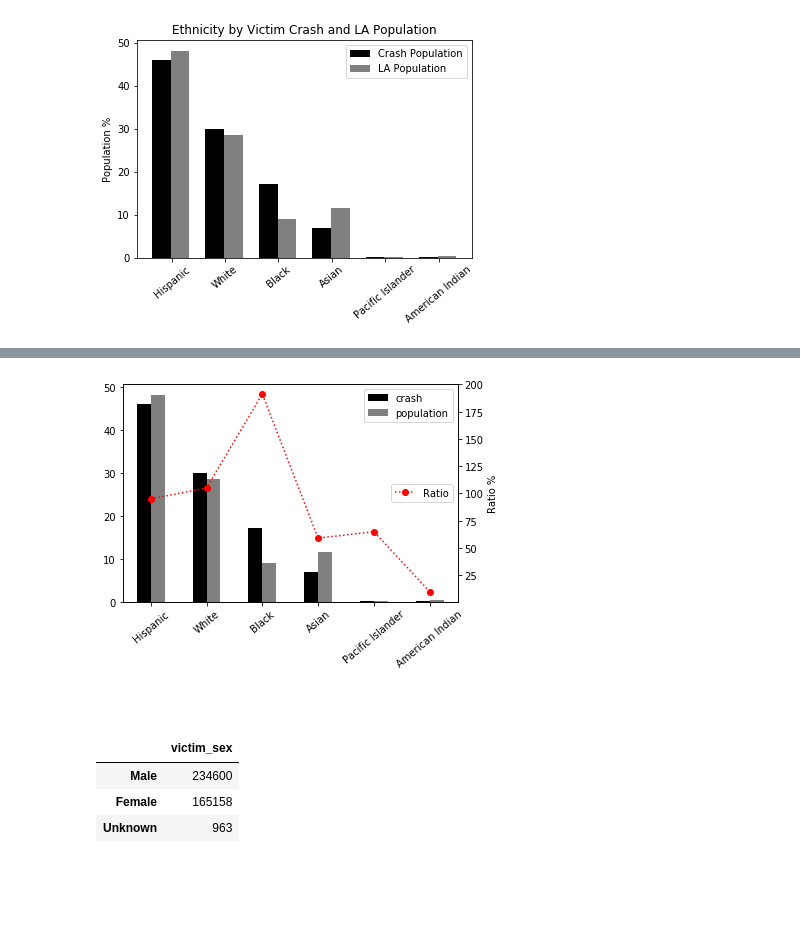
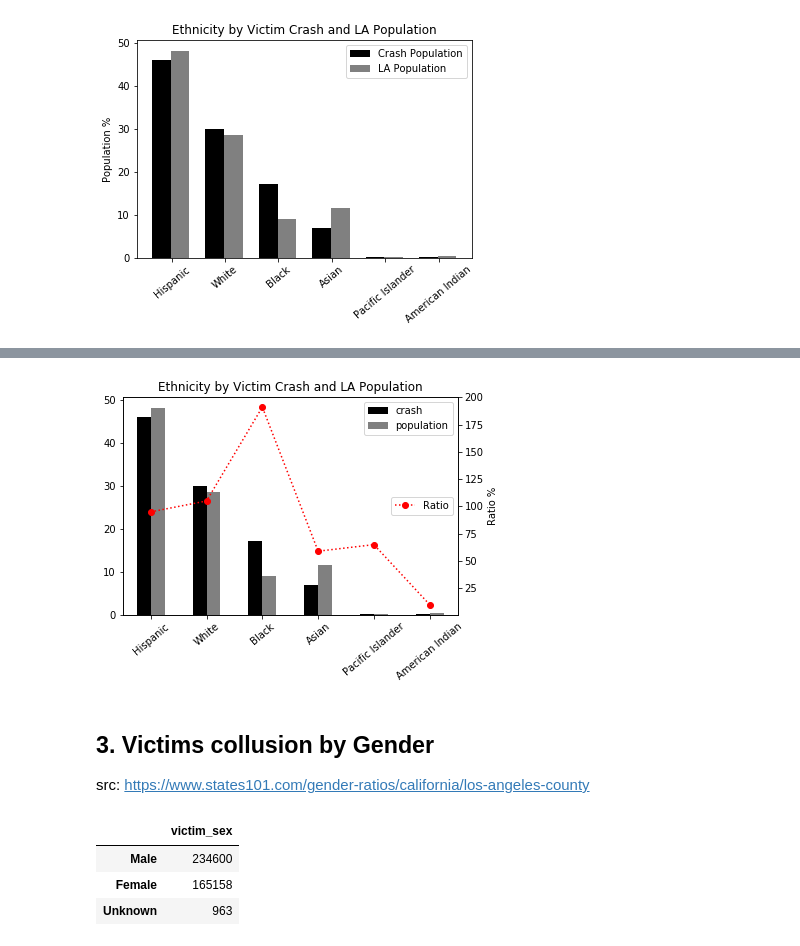
Before and after one commit to shaun-huang/LA-Traffic-Collision-Analysis, a Jupyter notebook: LA Collision Analysis/02 - LA Traffic Collision Analysis - AG.ipynb, the cells around one changed output, grey strips where cells are left out. Drawn from its saved outputs; the diff is of its cells as text; code cells hidden in the pictures; blank space fills up the shorter version.

```diff
--- a/LA Collision Analysis/02 - LA Traffic Collision Analysis - AG.ipynb
+++ b/LA Collision Analysis/02 - LA Traffic Collision Analysis - AG.ipynb
@@ -153,28 +128,39 @@ plta.show()
 # %%
+# Set parameres
 ratio = [95, 105, 191, 59, 65, 10]
 xaxis = ["Hispanic", "White", "Black", "Asian", "Pacific Islander", "American Indian"]
 crash = (45.91, 29.88, 17.16, 6.88, 0.13, .04)
 la_pop = (48.2, 28.5, 9, 11.6, .2, .4)
 width = 0.35
 ind = np.arange(len(xaxis))
+
+#
 crash_data = pd.DataFrame(crash,xaxis)
 crash_data[1] = la_pop
 crash_data = crash_data.rename(columns = {0:'crash',1:'population'})
+
+# Generate the Plot
 crash_fig = crash_data.plot(kind='bar', color=["black", "gray"], use_index=True)
 line_data = crash_fig.twinx()
 line_fig = line_data.plot(ratio, linestyle=':',marker='o',color='red', label='Ratio')
 
 plta.legend(loc="right")
 crash_fig.legend(loc="best")
 
 # plta.legend((crash, population, ratio), ("Crash", "Population", "Ratio"))
-# plta.title("Ethnicity by Victim Crash and LA Population")
+plta.title("Ethnicity by Victim Crash and LA Population")
 plta.ylabel("Ratio %")
 crash_fig.tick_params(axis='x', rotation=40)
+
+#export
+# plta.tight_layout()
+# plta.savefig(os.path.join("figures","collision_by_ethnicity.png"))
 # %% [output]
-[figure, old version]
+[figure, new version]
-# %% [markdown]
-##
+# %% [markdown]
+## 3. Victims collusion by Gender
+
+src: https://www.states101.com/gender-ratios/california/los-angeles-county
 # %%
 # Create DataFrame with the total counts of each ethnicity
 sex_race_counts = pd.DataFrame(df['victim_sex'].value_counts())
```
Also changed, not shown: parts of 22 cells of this notebook.
